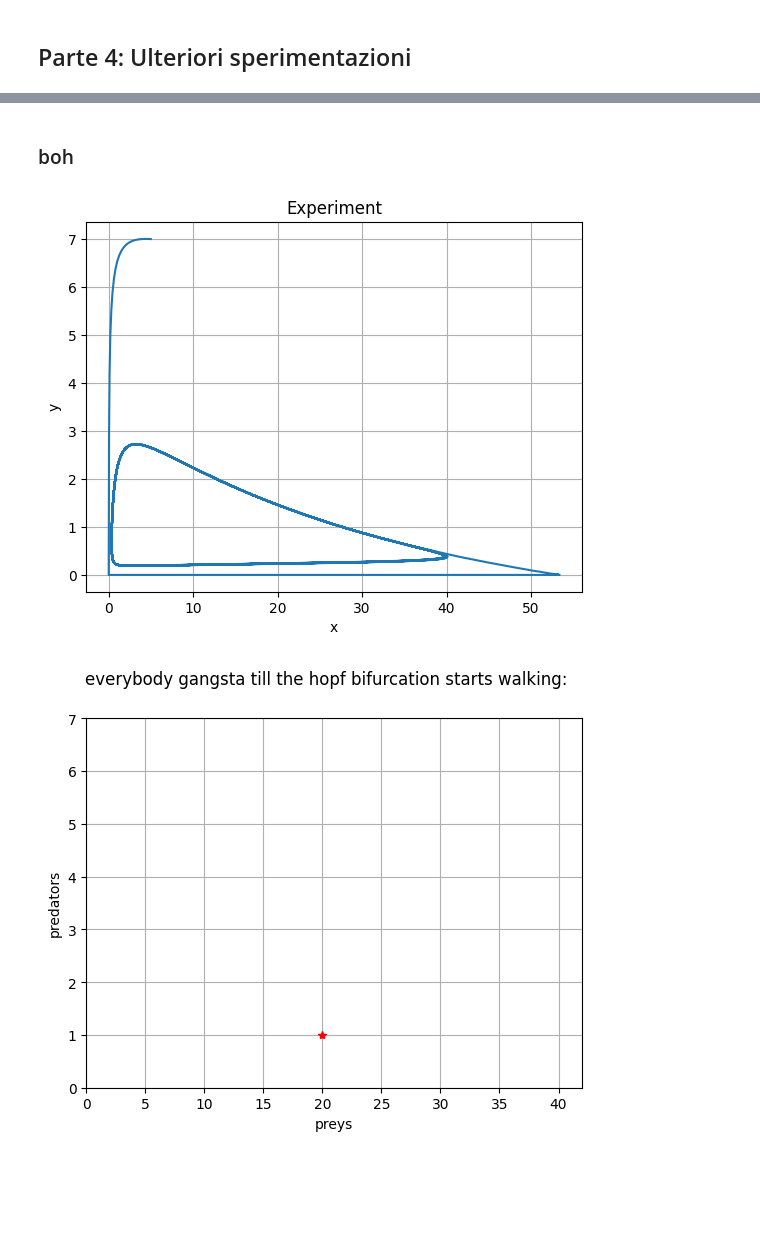
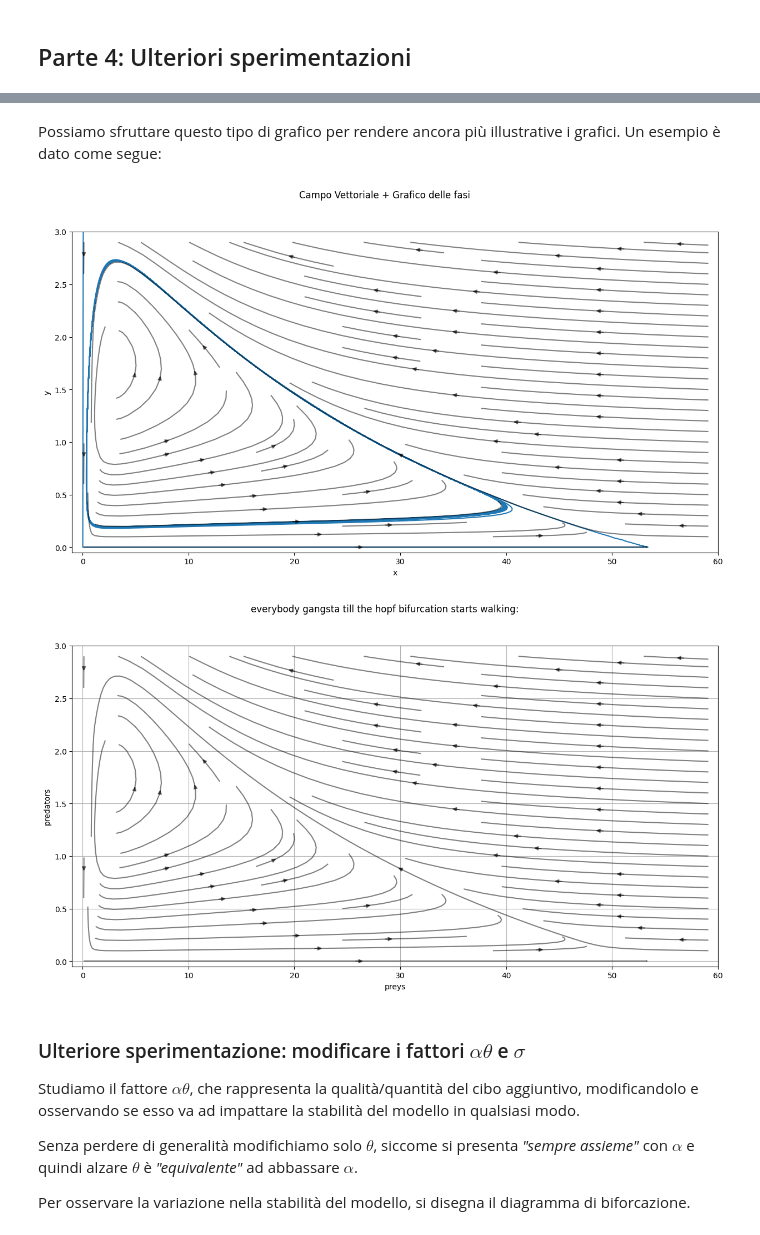
Before and after one commit to OdinMeng/AIDA-UNIVERSITY-NOTES-2025-2026, a Jupyter notebook: Complex Systems/project/Project_CS_SM3201466.ipynb, the cells around one changed output, grey strips where cells are left out. Drawn from its saved outputs; the diff is of its cells as text; code cells hidden in the pictures; blank space fills up the shorter version.

```diff
--- a/Complex Systems/project/Project_CS_SM3201466.ipynb
+++ b/Complex Systems/project/Project_CS_SM3201466.ipynb
@@ -504,7 +517,7 @@ for i, m_ in enumerate([0.1, 0.25, 0.9]):
 ### Grafici
 Proponiamo i risultati disegnando i grafichetti
 # %%
-def create_graphs(number: int, mult: int, add: int = 0):
+def create_graphs(number: int, mult: int, add: int = 0, return_mode = False):
     # creo grafici di un esperimento
     # number: numero dell'esperimento
     # mult: di solito gli esperimenti coinvolgono più simulazioni simultanee, quindi dire quanti sono le simulazioni...
@@ -549,9 +562,10 @@ def create_graphs(number: int, mult: int, add: int = 0):
     ax2.grid()
 
     # show!
-    plt.show()
+    if not return_mode:
+        plt.show()
 
-    return
+    return fig, axes
 # %%
 create_graphs(0, 5)
 # %% [output]
@@ -716,0 +769,7 @@ Sono stati dei riscontrati dei problemi di riproducibilità col paper proposto,
+# %%
+data = np.loadtxt(r"./data/0_0.csv", delimiter=",")
+
+x = data[-1, [1,2]][0]
+y = data[-1, [1,2]][1]
+
+print("x = {}, y={}".format(x,y))
@@ -720,0 +860,8 @@ Sono stati dei riscontrati dei problemi di riproducibilità col paper proposto,
+# %%
+fig, axes = create_graphs("something", 5, 0, return_mode=True)
+
+axes[0].set_ylim(32.8, 33.3)
+axes[1].set_xlim(32.85, 33.05)
+axes[1].set_ylim(18.1, 18.20)
+
+plt.show()
@@ -855,46 +1122,52 @@ W2 (coesistenza positiva): x=32.95651821324798, y=18.190369110171137
-# %% [markdown]
-### boh
+# %% [markdown]
+Possiamo sfruttare questo tipo di grafico per rendere ancora più illustrative i grafici. Un esempio è dato come segue:
 # %%
 parameters = {
     'r': 2,
     'beta': 0.5,
     'e': 0.4,
     'k': 0.03,
     'eps': 0.01,
     'f': 0.5,
     'm': 0.1,
     'alpha': 0.00003,
     'theta': 0.00002,
     'a': 0.4,
     'd': 0.00002,
     'sigma': 0.5,
     'psi': 0.01,
 }
 
-simulate(5, 7, 500, **parameters, name=f"xxx_1", solver='RK45')
+simulate(5, 7, 1000, **parameters, name=f"xxx_0", solver='RK45')
 
-data = (np.loadtxt(f"./data/xxx_1.csv", delimiter=','))
+fig, ax = plot_vector_field_alt(xlim = (0.1, 60), ylim = (0, 3), delta=(1, 0.1), density=1, transparency=0.5, **parameters)
 
-plt.plot(data[ :, 1], data[ :, 2])
 
-plt.title('Experiment')
-plt.xlabel('x')
-plt.ylabel('y')
-plt.grid()
+fig.suptitle("Campo Vettoriale + Grafico delle fasi")
+data = (np.loadtxt(f"./data/xxx_0.csv", delimiter=','))
+
+
+ax.set_xlabel('x')
+ax.set_ylabel('y')
+ax.grid()
+ax.plot(data[ :, 1], data[ :, 2], zorder=0)
+
+ax.set_xlim(-1, 60)
+ax.set_ylim(-0.05, 3)
+
 plt.show()
 # %% [output]
-[figure, old version]
+[figure, new version]
 # %%
 # animate the phase diagram
-fig, ax = plt.subplots()
+fig, ax = plot_vector_field_alt(xlim = (0.1, 60), ylim = (0, 3), delta=(1, 0.1), transparency=0.5, **parameters)
 
 phase_curve, = ax.plot(data[0, 1], data[0, 2], 'r')
 phase_dot, = ax.plot(data[0, 1], data[0, 2], 'r*')
 
 fig.suptitle("everybody gangsta till the hopf bifurcation starts walking:")
-ax.grid()
-ax.set_xlim(0, 42)
-ax.set_ylim(0, 7)
+ax.set_xlim(-1, 60)
+ax.set_ylim(-0.05, 3)
 ax.set_xlabel("preys")
 ax.set_ylabel("predators")
 
@@ -907,7 +1180,15 @@ def animate(j):
     return fig
 
 ani = animation.FuncAnimation(fig, animate, frames=len(data[:, 0])//k)
-ffmpeg_writer = animation.FFMpegWriter(fps=30)
+ffmpeg_writer = animation.FFMpegWriter(fps=15)
 ani.save('./videos/nulla di serio.mp4', writer=ffmpeg_writer)
 # %% [output]
-[figure, old version]
+[figure, new version]
+# %% [markdown]
+### Ulteriore sperimentazione: modificare i fattori $\alpha \theta$ e $\sigma$
+
+Studiamo il fattore $\alpha \theta$, che rappresenta la qualità/quantità del cibo aggiuntivo, modificandolo e osservando se esso va ad impattare la stabilità del modello in qualsiasi modo.
+
+Senza perdere di generalità modifichiamo solo $\theta$, siccome si presenta *"sempre assieme"* con $\alpha$ e quindi alzare $\theta$ è *"equivalente"* ad abbassare $\alpha$.
+
+Per osservare la variazione nella stabilità del modello, si disegna il diagramma di biforcazione.
```
Also changed, not shown: parts of 42 cells of this notebook, 41 other files.
